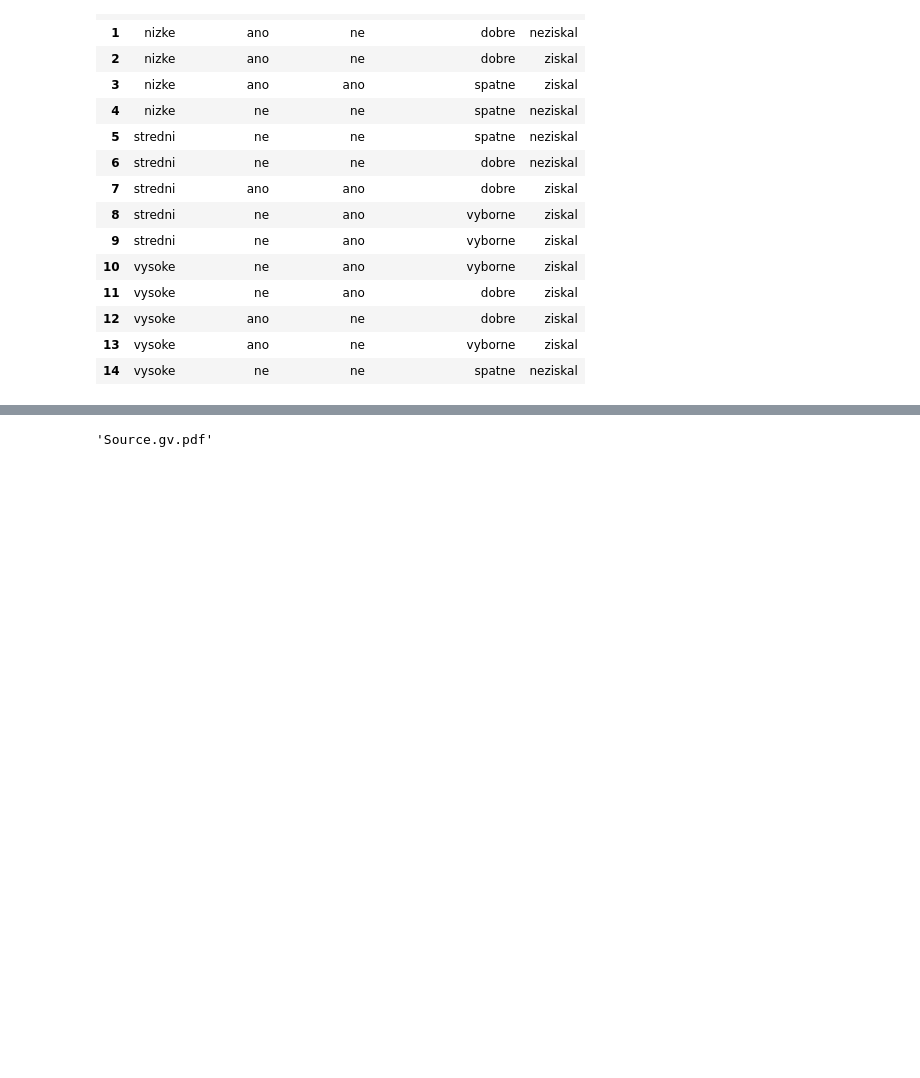
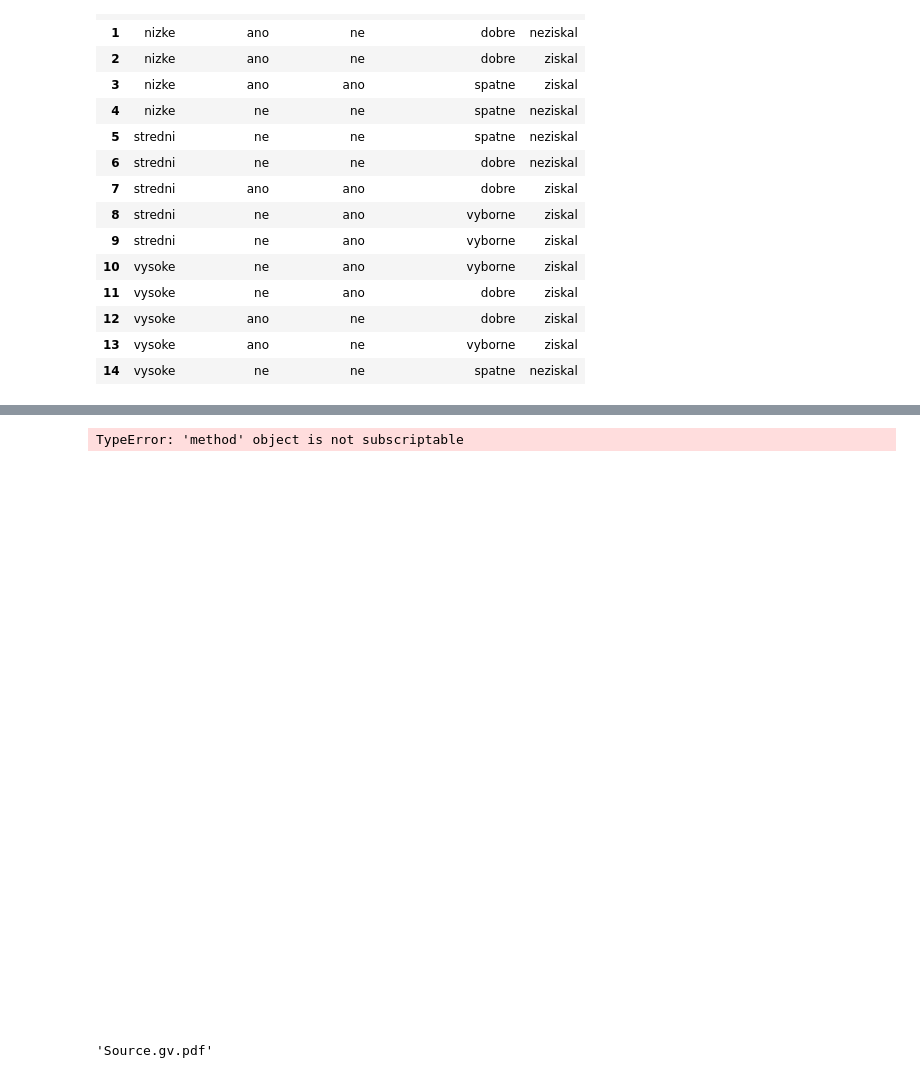
Before and after one commit to TomasRacil/DataMining, a Jupyter notebook: Classiffication tree/classification.ipynb, the cells around one changed output, grey strips where cells are left out. Drawn from its saved outputs; the diff is of its cells as text; code cells hidden in the pictures; blank space fills up the shorter version.

```diff
--- a/Classiffication tree/classification.ipynb
+++ b/Classiffication tree/classification.ipynb
@@ -49,6 +49,14 @@ one_hot_data
 | 12 | 0 | 0 | 1 | 1 | 0 | 0 | 1 | ... |
 | 13 | 0 | 0 | 1 | 1 | 0 | 0 | 1 | ... |
 | 14 | 0 | 0 | 1 | 0 | 1 | 0 | 1 | ... |
+# %%
+from matplotlib import pyplot as plt
+
+fig = plt.figure(figsize=(25,20))
+_ = tree.plot_tree(clf, feature_names=one_hot_data.columns, class_names=y.unique,filled=True)
+# %% [output]
+TypeError: 'method' object is not subscriptable
+[figure, added]
 # %%
 import graphviz
 dot_data = tree.export_graphviz(clf, out_file=None)
```
Also changed, not shown: parts of 12 cells of this notebook.
